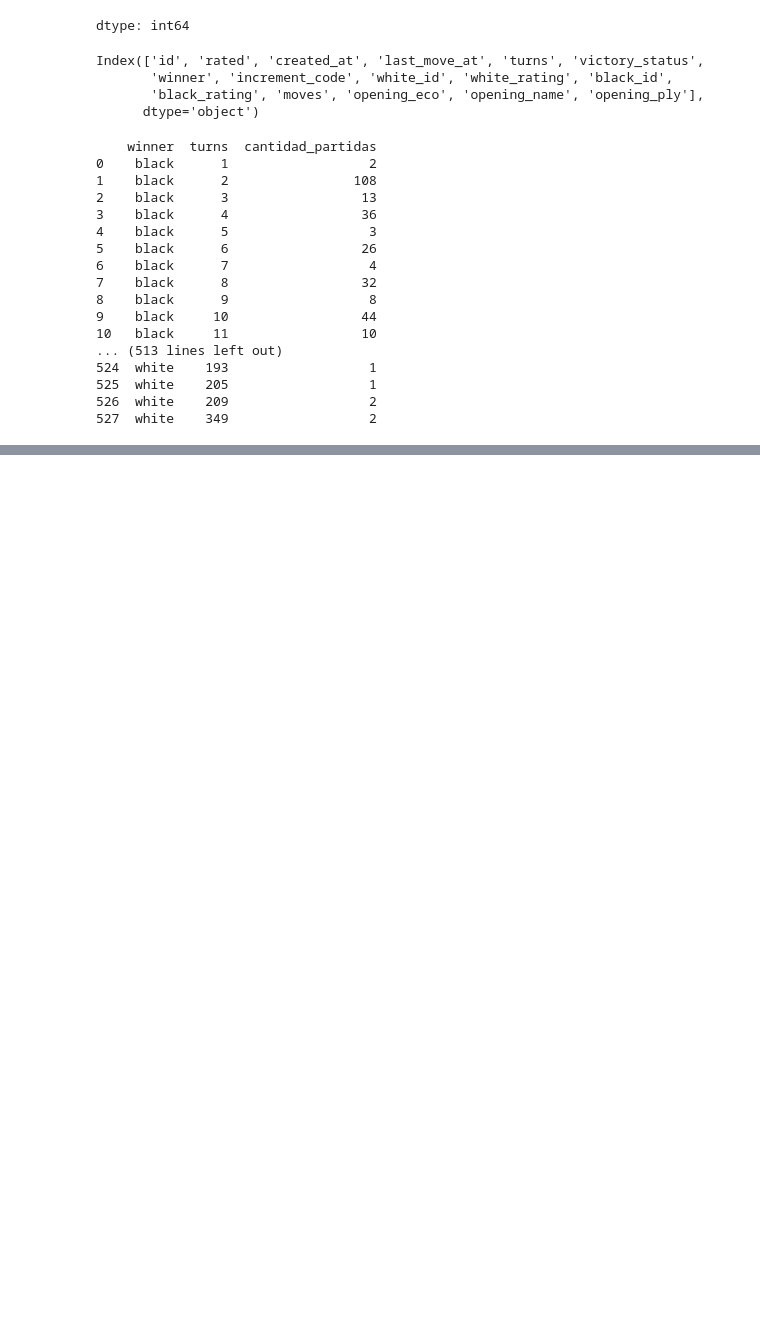
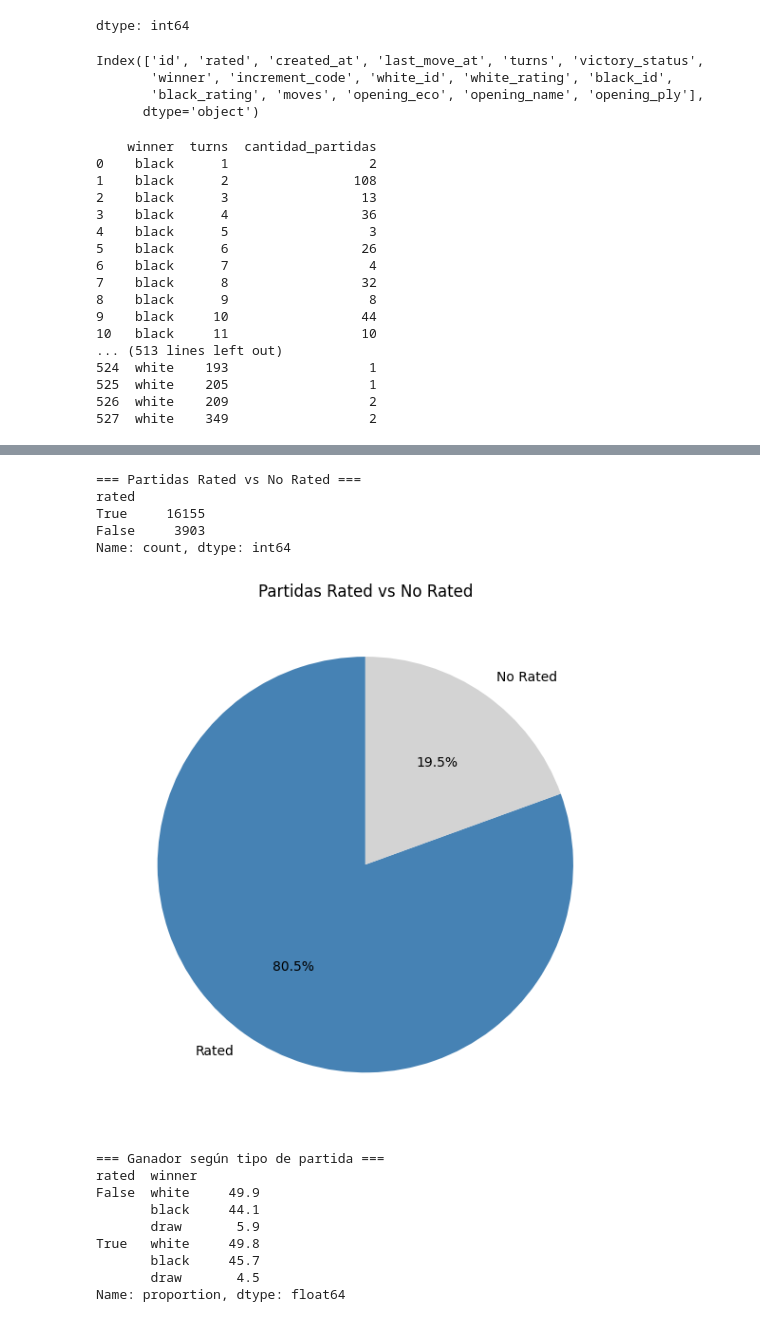
Before and after one commit to yisuznazi/juegosAjedrez, a Jupyter notebook: ajedrez.ipynb, the cells around one changed output, grey strips where cells are left out. Drawn from its saved outputs; the diff is of its cells as text; code cells hidden in the pictures; blank space fills up the shorter version.

```diff
--- a/ajedrez.ipynb
+++ b/ajedrez.ipynb
@@ -134,0 +240,38 @@ print(ganador_por_turnos)
+# %%
+# Conteo
+rated_count = df['rated'].value_counts()
+print("=== Partidas Rated vs No Rated ===")
+print(rated_count)
+
+# Gráfico de torta
+plt.figure(figsize=(6, 6))
+plt.pie(
+    rated_count,
+    labels=['Rated', 'No Rated'],
+    autopct='%1.1f%%',
+    colors=['steelblue', 'lightgray'],
+    startangle=90
+)
+plt.title("Partidas Rated vs No Rated")
+plt.tight_layout()
+plt.show()
+
+# ¿Influye el rated en quién gana?
+print("\n=== Ganador según tipo de partida ===")
+print(df.groupby('rated')['winner'].value_counts(normalize=True).round(3) * 100)
+# %% [output]
+=== Partidas Rated vs No Rated ===
+rated
+True     16155
+False     3903
+Name: count, dtype: int64
+[figure, added]
+=== Ganador según tipo de partida ===
+rated  winner
+False  white     49.9
+       black     44.1
+       draw       5.9
+True   white     49.8
+       black     45.7
+       draw       4.5
+Name: proportion, dtype: float64
```
Also changed, not shown: parts of 12 cells of this notebook.
